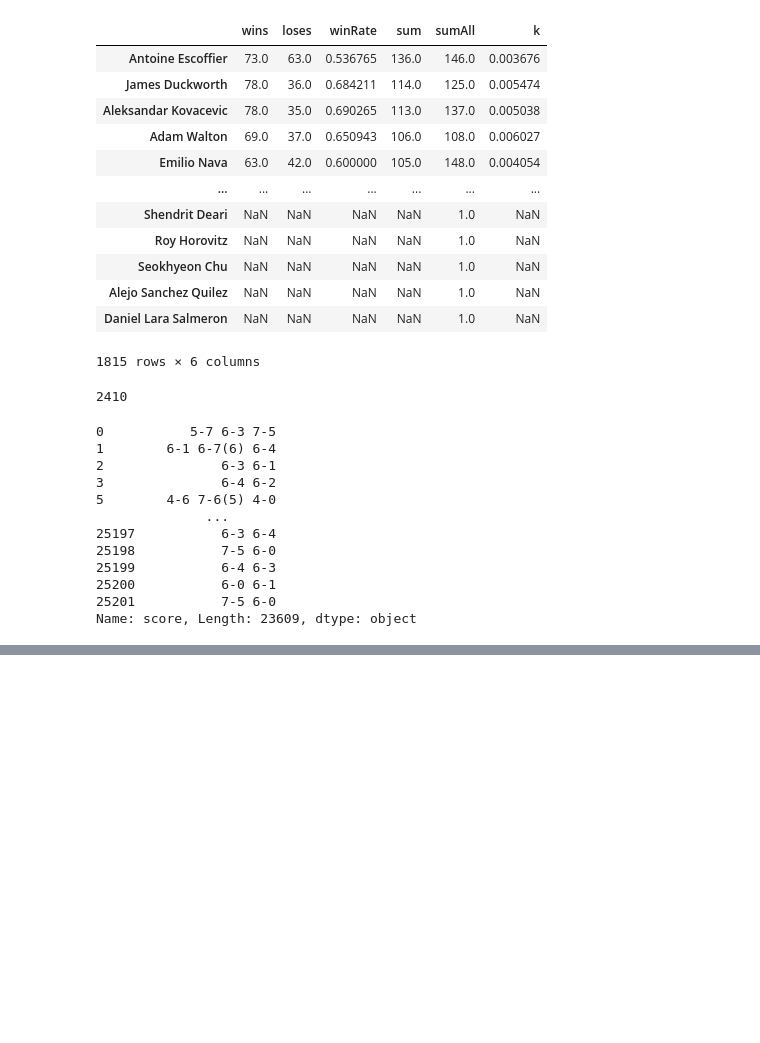
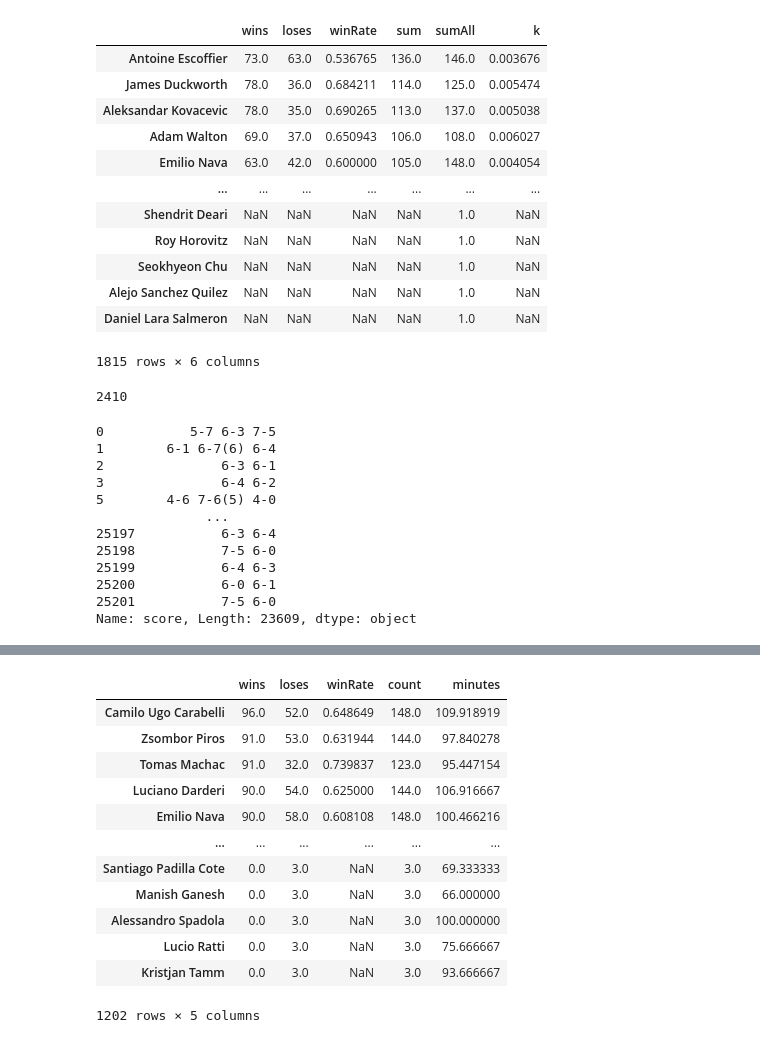
Before and after one commit to ssd2008/perm2024, a Jupyter notebook: workzone.ipynb, the cells around one changed output, grey strips where cells are left out. Drawn from its saved outputs; the diff is of its cells as text; code cells hidden in the pictures; blank space fills up the shorter version.

```diff
--- a/workzone.ipynb
+++ b/workzone.ipynb
@@ -462,0 +537,5 @@ winRateByMinutes
+# %%
+res['minutes'] = res['minutes'].astype(int)
+df = res[['minutes', 'winRate']]
+df.reset_index(drop=True, inplace=True)
+df.corr()
@@ -462,0 +580,11 @@ winRateByMinutes
+# %%
+res['minutes'] = res['minutes'].astype(int)
+df = res[['minutes', 'winRate']]
+df.reset_index(drop=True, inplace=True)
+# corr_matrix = df.corr()
+#
+# plt.figure(figsize=(8, 6))
+# sns.heatmap(corr_matrix, annot=True, cmap='coolwarm', linewidths=.5)
+# plt.title('Correlation Matrix')
+# plt.show()
+df
@@ -462,0 +618,16 @@ winRateByMinutes
+# %%
+res
+# %% [output]
+|  | wins | loses | winRate | count | minutes |
+| Camilo Ugo Carabelli | 96.0 | 52.0 | 0.648649 | 148.0 | 109.918919 |
+| Zsombor Piros | 91.0 | 53.0 | 0.631944 | 144.0 | 97.840278 |
+| Tomas Machac | 91.0 | 32.0 | 0.739837 | 123.0 | 95.447154 |
+| Luciano Darderi | 90.0 | 54.0 | 0.625000 | 144.0 | 106.916667 |
+| Emilio Nava | 90.0 | 58.0 | 0.608108 | 148.0 | 100.466216 |
+| ... | ... | ... | ... | ... | ... |
+| Santiago Padilla Cote | 0.0 | 3.0 | NaN | 3.0 | 69.333333 |
+| Manish Ganesh | 0.0 | 3.0 | NaN | 3.0 | 66.000000 |
+| Alessandro Spadola | 0.0 | 3.0 | NaN | 3.0 | 100.000000 |
+| Lucio Ratti | 0.0 | 3.0 | NaN | 3.0 | 75.666667 |
+| Kristjan Tamm | 0.0 | 3.0 | NaN | 3.0 | 93.666667 |
+1202 rows × 5 columns
```
Also changed, not shown: parts of 21 cells of this notebook.
